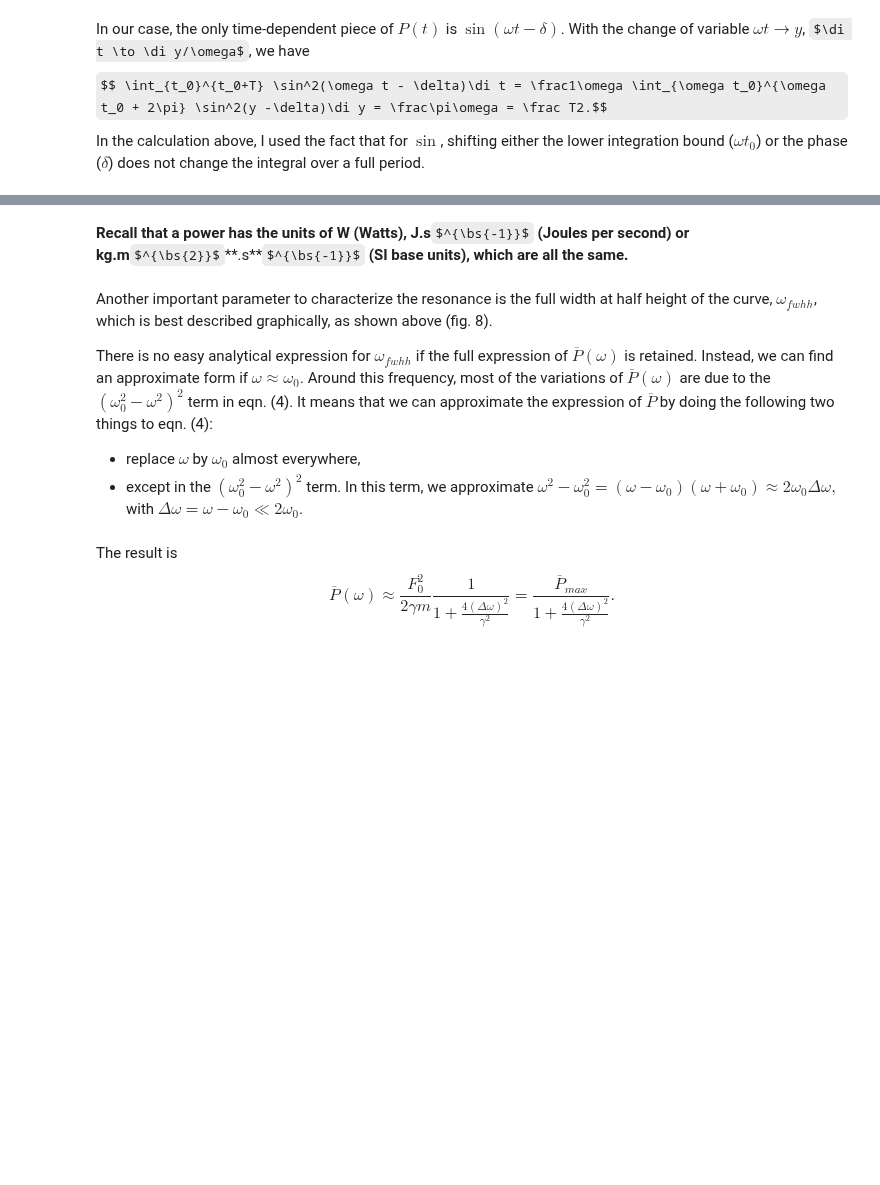
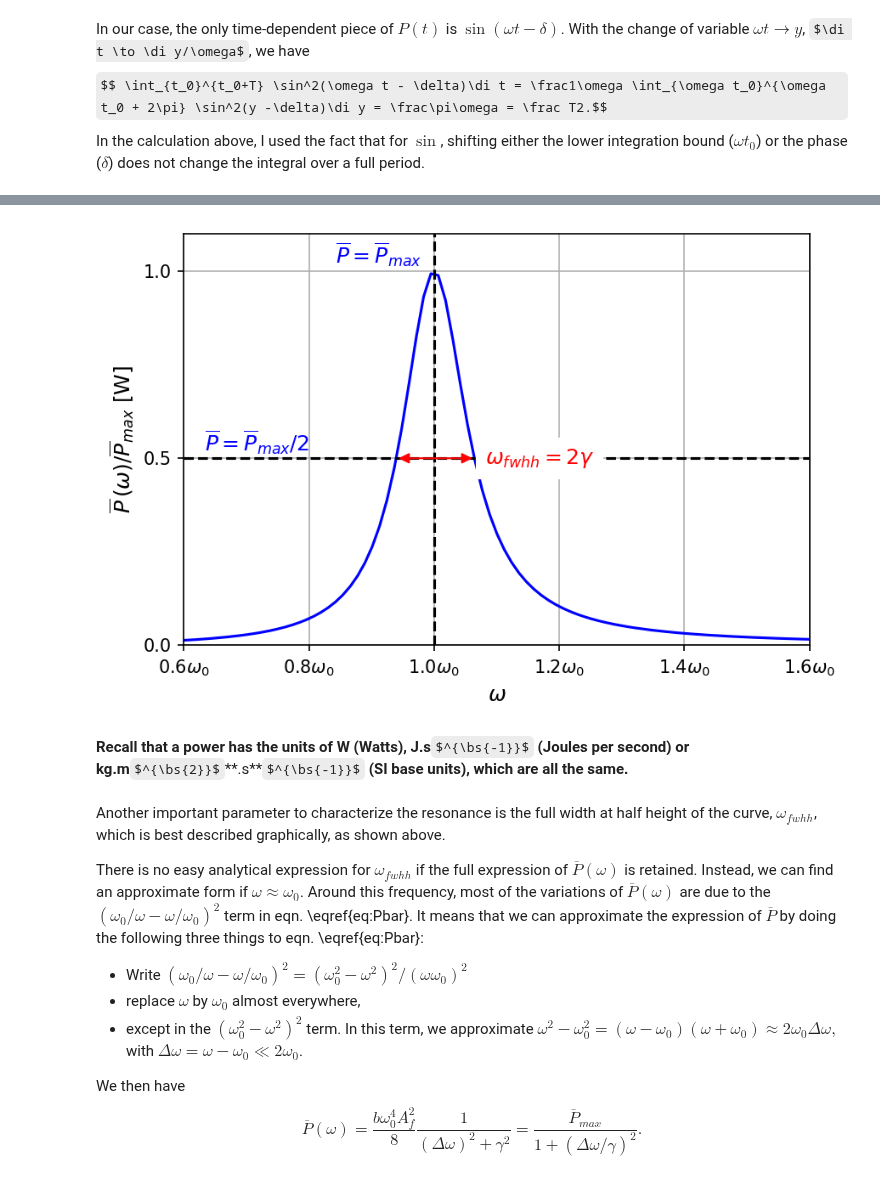
Before and after one commit to ChanJeunlam/254-lectures-2021, a Jupyter notebook: L05-Damped-n-DrivenOscillators/L05-Damped-DrivenOscillators.ipynb, the cells around one changed output, grey strips where cells are left out. Drawn from its saved outputs; the diff is of its cells as text; code cells hidden in the pictures; some formulas as TeX source; blank space fills up the shorter version.

```diff
--- a/L05-Damped-n-DrivenOscillators/L05-Damped-DrivenOscillators.ipynb
+++ b/L05-Damped-n-DrivenOscillators/L05-Damped-DrivenOscillators.ipynb
@@ -539,16 +587,21 @@ plt.close()
+# %%
+plot_Pbar()
+# %% [output]
+[figure, added]
 # %% [markdown]
 **Recall that a power has the units of W (Watts), J.s**$^{\bs{-1}}$ **(Joules per second) or kg.m**$^{\bs{2}}$**.s**$^{\bs{-1}}$ **(SI base units), which are all the same.**
 # %% [markdown]
-Another important parameter to characterize the resonance is the full width at half height of the curve, $\omega_{fwhh}$, which is best described graphically, as shown above (fig. 8).
+Another important parameter to characterize the resonance is the full width at half height of the curve, $\omega_{f\!whh}$, which is best described graphically, as shown above.
 
-There is no easy analytical expression for $\omega_{fwhh}$ if the full expression of $\overline P(\omega)$ is retained.
+There is no easy analytical expression for $\omega_{f\!whh}$ if the full expression of $\overline P(\omega)$ is retained.
 Instead, we can find an approximate form if $\omega \approx \omega_0$.
-Around this frequency, most of the variations of $\overline P(\omega)$ are due to the $(\omega_0^2 - \omega^2)^2$ term in eqn. (4).
-It means that we can approximate the expression of $\overline P$ by doing the following two things to eqn. (4):
+Around this frequency, most of the variations of $\overline P(\omega)$ are due to the $(\omega_0/\omega - \omega/\omega_0)^2$ term in eqn. \eqref{eq:Pbar}.
+It means that we can approximate the expression of $\overline P$ by doing the following three things to eqn. \eqref{eq:Pbar}:
 
+* Write $(\omega_0/\omega - \omega/\omega_0)^2 = (\omega_0^2 - \omega^2)^2/(\omega\omega_0)^2$
 * replace $\omega$ by $\omega_0$ almost everywhere,
 * except in the $(\omega_0^2 - \omega^2)^2$ term. In this term, we approximate $\omega^2 - \omega_0^2 = (\omega - \omega_0)(\omega + \omega_0) \approx 2\omega_0\Delta\omega,$ with $\Delta\omega = \omega - \omega_0 \ll 2\omega_0$.
+
+We then have
+$$\overline P(\omega) = \frac{b\omega_0^4 A_f^2}8 \frac{1}{(\Delta\omega)^2 + \gamma^2} = \frac{\overline P_{max}}{1 + (\Delta \omega/\gamma)^2}.$$
-# %% [markdown]
-The result is
-$$ \overline P(\omega) \approx \frac{F_0^2}{2 \gamma m}\frac{1}{1 + \frac{4(\Delta\omega)^2}{\gamma^2}} = \frac{ \overline P_{max} }{1 + \frac{4(\Delta\omega)^2}{\gamma^2}}. $$
 # %% [markdown]
```
Also changed, not shown: parts of 52 cells of this notebook, 3 other files.
